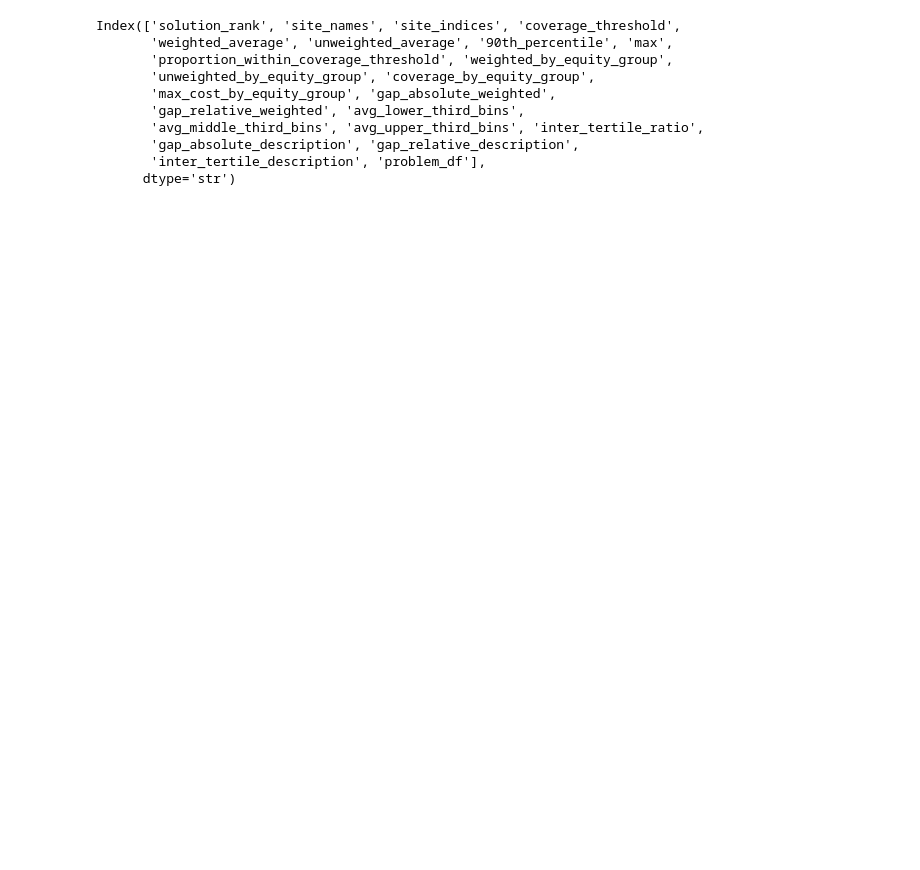
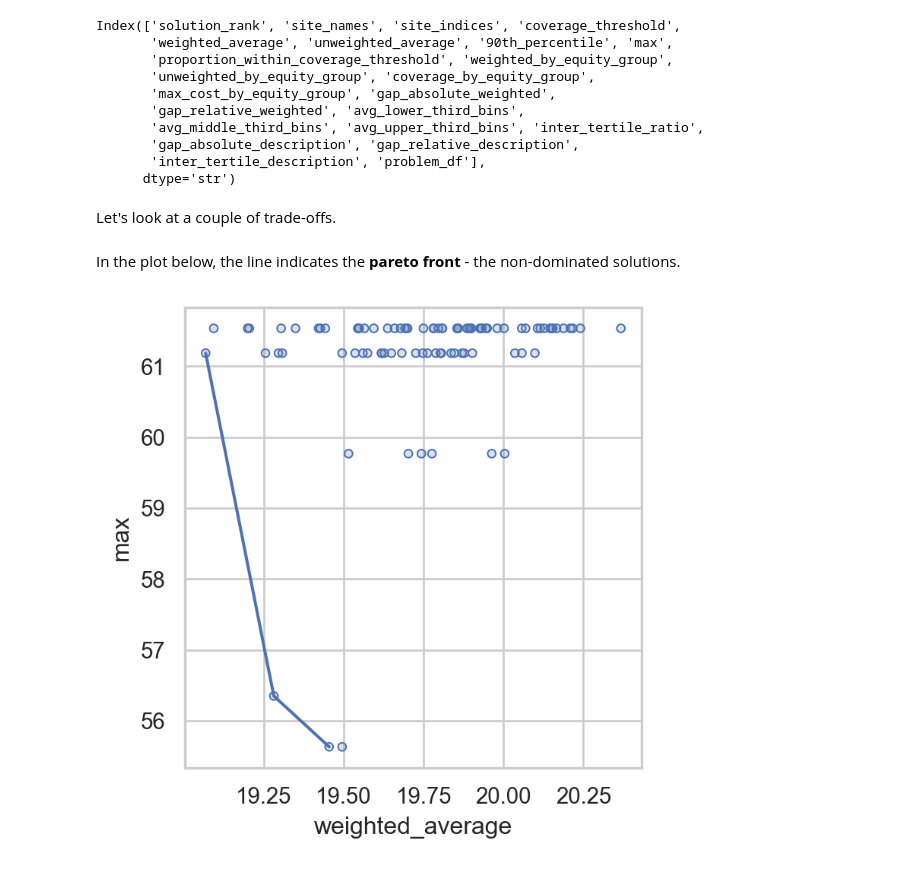
Before and after one commit to hsma-tools/lokigi, a Jupyter notebook: examples/location/multiobjective_optimisation_pareto/index.ipynb, the cells around one changed output. Cells and saved outputs as stored; diff of their text form; code cells hidden in the pictures; blank space fills up the shorter version.

```diff
--- a/examples/location/multiobjective_optimisation_pareto/index.ipynb
+++ b/examples/location/multiobjective_optimisation_pareto/index.ipynb
@@ -350,0 +103,8 @@ def describe_tradeoffs_for_stakeholders(
+# %% [markdown]
+Let's look at a couple of trade-offs.
+# %% [markdown]
+In the plot below, the line indicates the **pareto front** - the non-dominated solutions.
+# %%
+solution.plot_simple_pareto_front_pairs(x_axis="weighted_average", y_axis="max")
+# %% [output]
+[figure, added]
```
Also changed, not shown: parts of 36 cells of this notebook, 6 other files.
